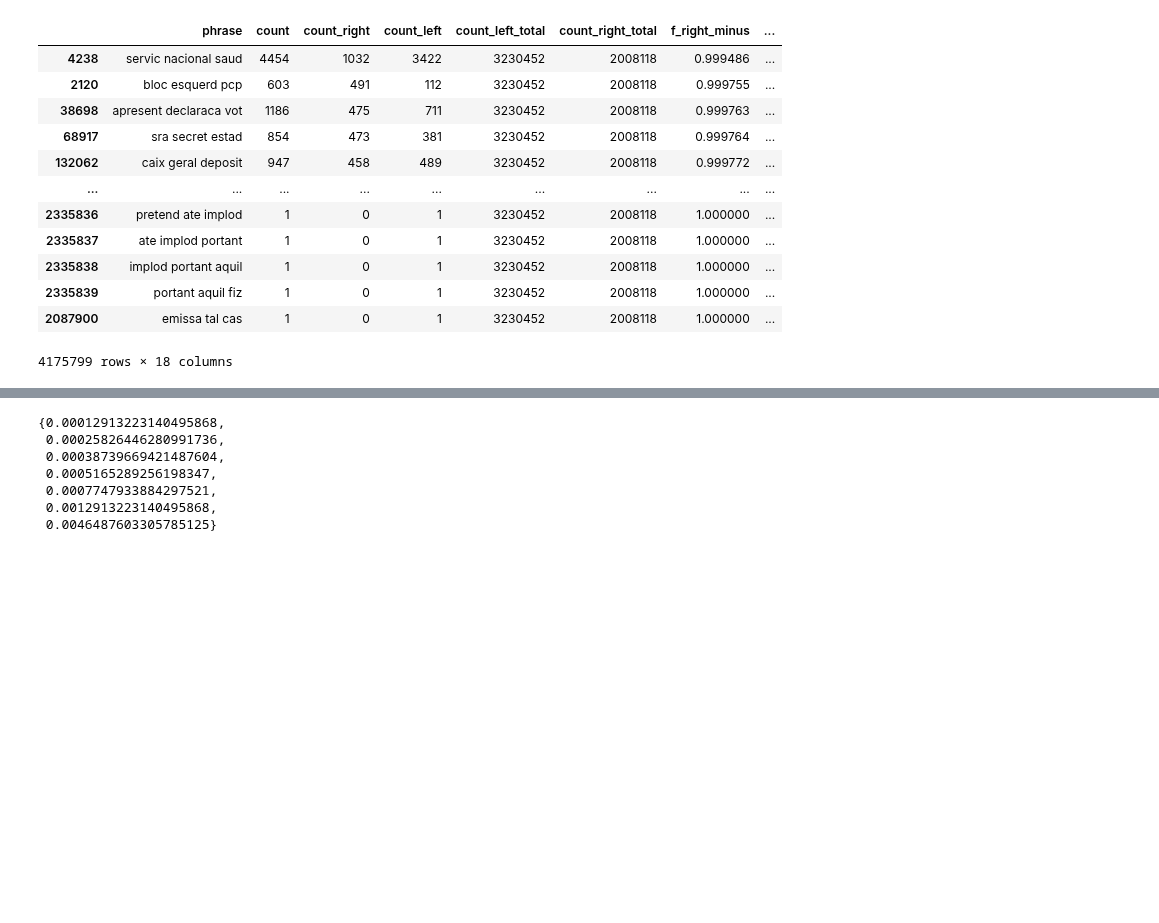
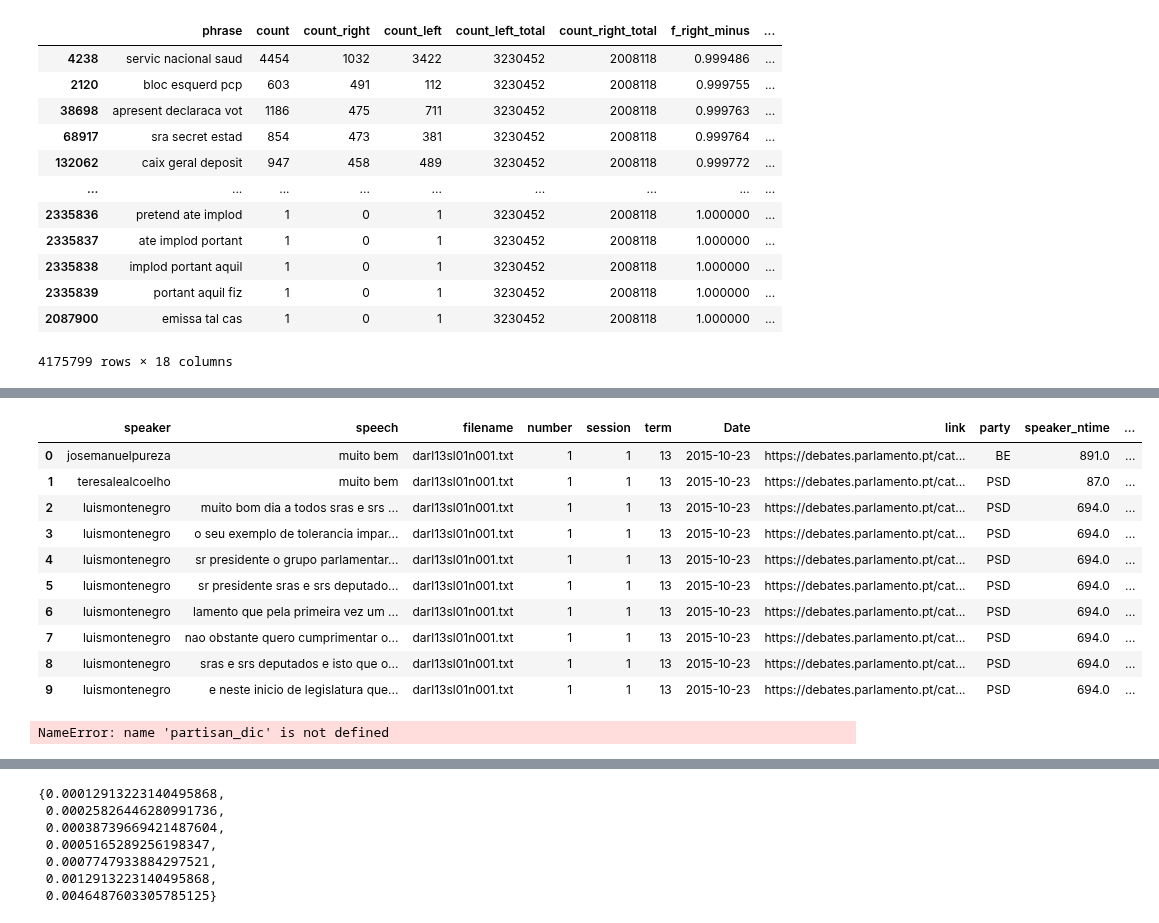
Before and after one commit to CT-P/portuguese_open_data, a Jupyter notebook: code/explore/model_parliament.ipynb, the cells around one changed output, grey strips where cells are left out. Drawn from its saved outputs; the diff is of its cells as text; code cells hidden in the pictures; blank space fills up the shorter version.

```diff
--- a/code/explore/model_parliament.ipynb
+++ b/code/explore/model_parliament.ipynb
@@ -168,2 +223,16 @@ partisan_dict=dict(zip(trigrams_table.phrase,trigrams_table.gram_partisanship))
+# %%
+df_tok[0:10]
+# %% [output]
+|  | speaker | speech | filename | number | session | term | Date | link | party | speaker_ntime | ... |
+| 0 | josemanuelpureza | muito bem | darl13sl01n001.txt | 1 | 1 | 13 | 2015-10-23 | https://debates.parlamento.pt/cat... | BE | 891.0 | ... |
+| 1 | teresalealcoelho | muito bem | darl13sl01n001.txt | 1 | 1 | 13 | 2015-10-23 | https://debates.parlamento.pt/cat... | PSD | 87.0 | ... |
+| 2 | luismontenegro | muito bom dia a todos sras e srs ... | darl13sl01n001.txt | 1 | 1 | 13 | 2015-10-23 | https://debates.parlamento.pt/cat... | PSD | 694.0 | ... |
+| 3 | luismontenegro | o seu exemplo de tolerancia impar... | darl13sl01n001.txt | 1 | 1 | 13 | 2015-10-23 | https://debates.parlamento.pt/cat... | PSD | 694.0 | ... |
+| 4 | luismontenegro | sr presidente o grupo parlamentar... | darl13sl01n001.txt | 1 | 1 | 13 | 2015-10-23 | https://debates.parlamento.pt/cat... | PSD | 694.0 | ... |
+| 5 | luismontenegro | sr presidente sras e srs deputado... | darl13sl01n001.txt | 1 | 1 | 13 | 2015-10-23 | https://debates.parlamento.pt/cat... | PSD | 694.0 | ... |
+| 6 | luismontenegro | lamento que pela primeira vez um ... | darl13sl01n001.txt | 1 | 1 | 13 | 2015-10-23 | https://debates.parlamento.pt/cat... | PSD | 694.0 | ... |
+| 7 | luismontenegro | nao obstante quero cumprimentar o... | darl13sl01n001.txt | 1 | 1 | 13 | 2015-10-23 | https://debates.parlamento.pt/cat... | PSD | 694.0 | ... |
+| 8 | luismontenegro | sras e srs deputados e isto que o... | darl13sl01n001.txt | 1 | 1 | 13 | 2015-10-23 | https://debates.parlamento.pt/cat... | PSD | 694.0 | ... |
+| 9 | luismontenegro | e neste inicio de legislatura que... | darl13sl01n001.txt | 1 | 1 | 13 | 2015-10-23 | https://debates.parlamento.pt/cat... | PSD | 694.0 | ... |
 # %%
 #partisan_dict['dia cumpr prax']
@@ -170,0 +240,4 @@ df_tok.tri_grams.replace( partisan_dict,inplace=True)
+# %%
+partisan_dic.keys()
+# %% [output]
+NameError: name 'partisan_dic' is not defined
```
Also changed, not shown: parts of 12 cells of this notebook.
